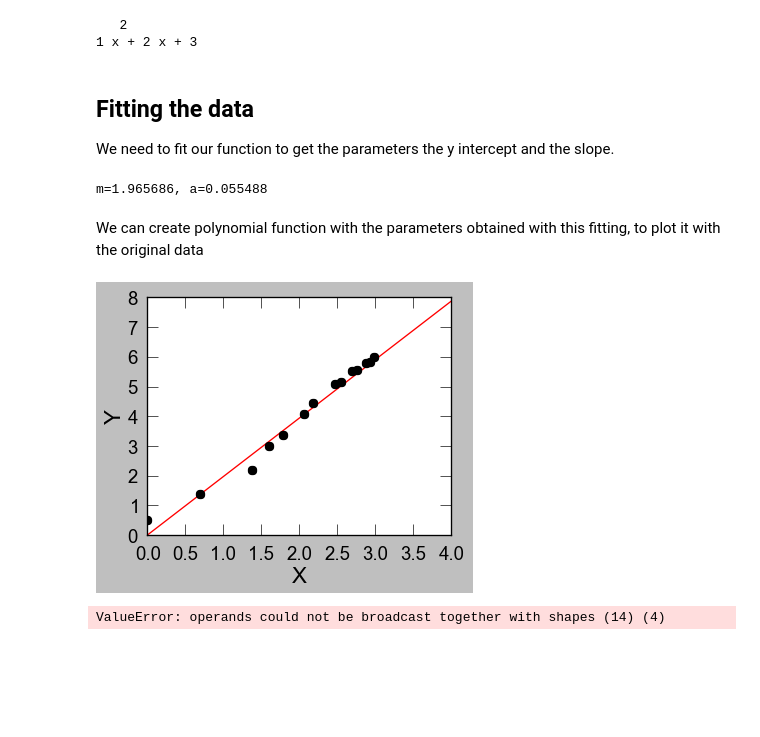
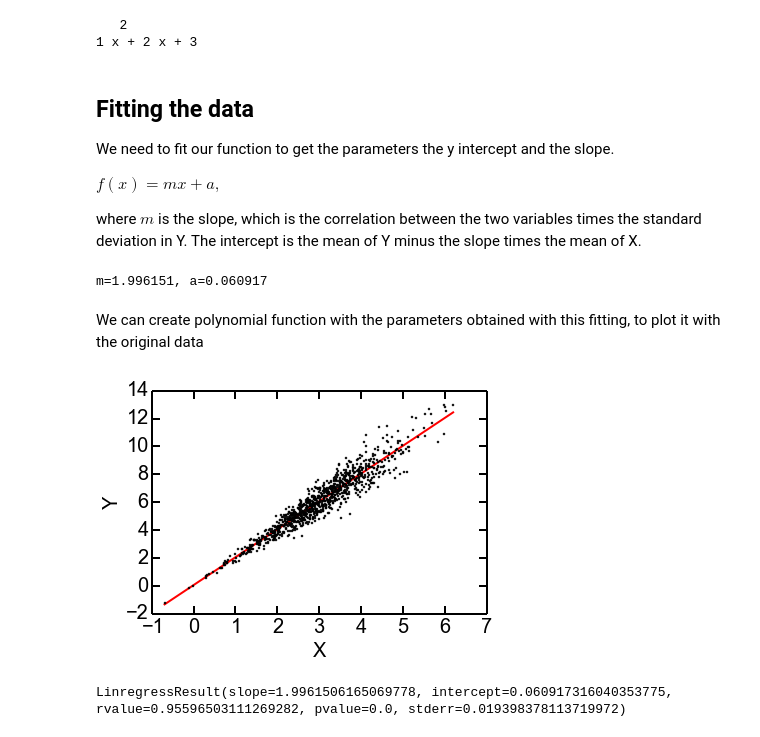
Before and after one commit to OrielBanne/myIPythonNotebooks, a Jupyter notebook: Optimization/linear_regression.ipynb, the cells around one changed output. Drawn from its saved outputs; the diff is of its cells as text; code cells hidden in the pictures; blank space fills up the shorter version.

Commit message:
linear regression with linregress

```diff
--- a/Optimization/linear_regression.ipynb
+++ b/Optimization/linear_regression.ipynb
@@ -14,0 +12,9 @@ xdata = xdata = np.array([0,0.69,1.38,1.60,1.79,2.07,2.19,2.48,2.56,2.70,2.77,2.
+# %%
+# generate some data
+mysize = 1000
+xdata = np.random.normal(3.0, 1.0, mysize)
+m = 2.0 + np.random.normal(0,.2,mysize)
+a = 0.05 + np.random.normal(0, .01, size=mysize)
+ydata = m*xdata + a
+plt.scatter(xdata,ydata, c=xrange(mysize))
+plt.xlabel('X'), plt.ylabel('Y');
@@ -31,31 +39,23 @@ print(mypoly)
 <H2>Fitting the data</H2>
 
 We need to fit our function to get the parameters the y intercept and the slope.
+
+$f(x) = mx + a,$
+
+where $m$ is the slope, which is the correlation between the two variables times the standard deviation in Y. The intercept is the mean of Y minus the slope times the mean of X.
 # %%
 m, a = np.polyfit(xdata,ydata,1) # polynomial degree one
 print("m=%f, a=%f" % (m,a))
 # %% [output]
-m=1.965686, a=0.055488
+m=1.996151, a=0.060917
 # %% [markdown]
 We can create  polynomial function with the parameters obtained with this fitting, to plot it with the original data
 # %%
 f = poly1d(np.polyfit(xdata,ydata,1)) # 1 degree polynomial function
 # %%
-t = np.linspace(start = 0, stop = 4, num = 100)
-plt.plot(t, f(t), 'r-', lw=1);
-plt.plot(xdata, ydata, 'ko', markersize=6);
+t = np.linspace(start = np.min(xdata), stop = np.max(xdata), num = 100)
+plt.plot(t, f(t), 'r-', lw=2);
+plt.plot(xdata, ydata, 'ko', markersize=2);
 plt.xlabel('X'); plt.ylabel('Y');
 # %% [output]
-[figure, old version]
+[figure, new version]
-# %%
-# now we calculate confidence intervals
-# calculate sum of squares of the residuals
-mean_x = np.mean(x)
-n = xdata.size
-t = 2.14 # t-value for n=14 and two-tailed 95%
-y_err = ydata - f(ydata)
-
-p_x = np.arange( np.min(xdata), np.max(xdata)+1 , 1)
-confs = t * np.sqrt((y_err/(n-2)) * (1.0/n + (np.power((p_x-mean_x),2)/ ((np.sum(np.power(xdata,2)))-n*(np.power(mean_x, 2))))))
-# %% [output]
-ValueError: operands could not be broadcast together with shapes (14) (4)
@@ -61,0 +65,5 @@ ValueError: operands could not be broadcast together with shapes (14) (4)
+# %%
+slope, intercept, rvalue, pvalue, stderr = linregress(xdata,ydata)
+print(linregress(xdata,ydata))
+# %% [output]
+LinregressResult(slope=1.9961506165069778, intercept=0.060917316040353775, rvalue=0.95596503111269282, pvalue=0.0, stderr=0.019398378113719972)
```
Also changed, not shown: parts of 9 cells of this notebook.
